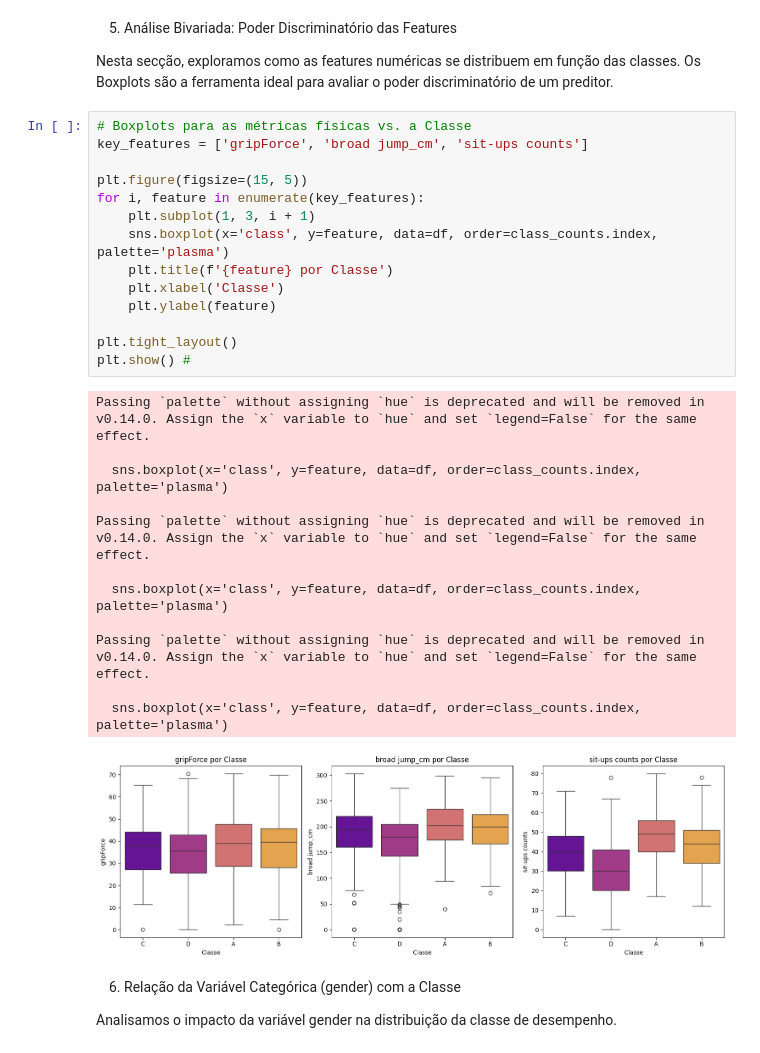
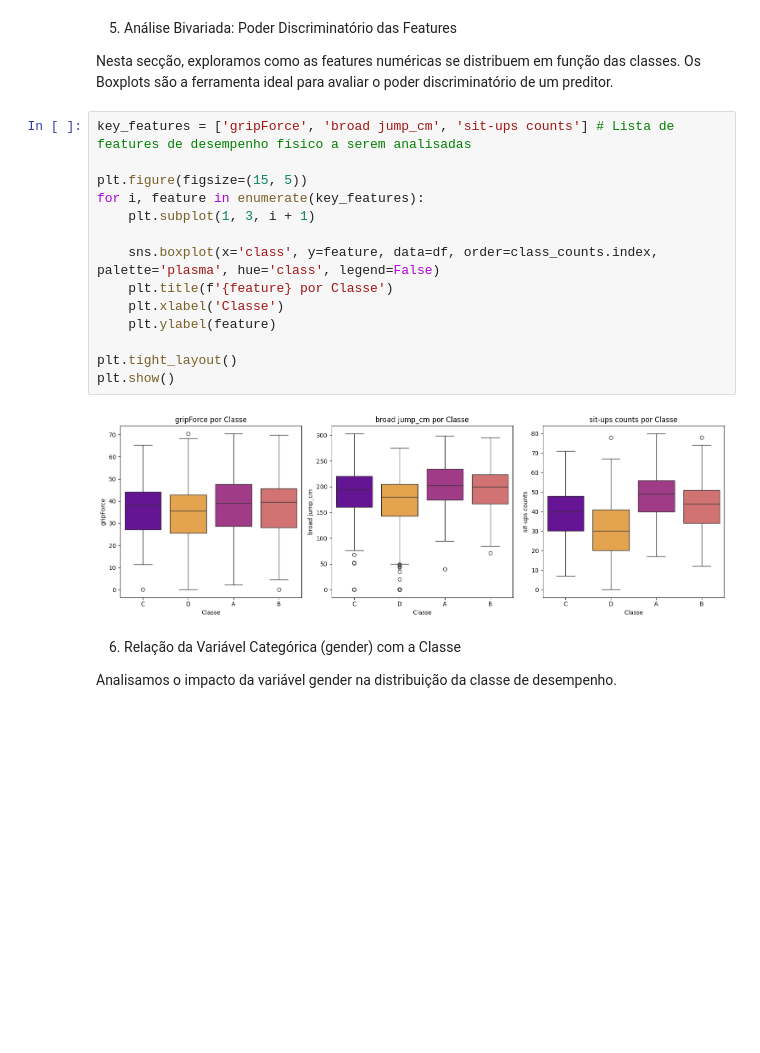
Before and after one commit to hugocruz13/Applied_ML_Models, a Jupyter notebook: EDA_Classificacao.ipynb, the cells around one changed output. Drawn from its saved outputs; the diff is of its cells as text; blank space fills up the shorter version.

```diff
--- a/EDA_Classificacao.ipynb
+++ b/EDA_Classificacao.ipynb
@@ -116,32 +112,21 @@ O gráfico de contagem revela o balanço do nosso problema de classificação.
 
 Nesta secção, exploramos como as features numéricas se distribuem em função das classes. Os Boxplots são a ferramenta ideal para avaliar o poder discriminatório de um preditor.
 # %%
-# Boxplots para as métricas físicas vs. a Classe
-key_features = ['gripForce', 'broad jump_cm', 'sit-ups counts']
+key_features = ['gripForce', 'broad jump_cm', 'sit-ups counts'] # Lista de features de desempenho físico a serem analisadas
 
 plt.figure(figsize=(15, 5))
 for i, feature in enumerate(key_features):
     plt.subplot(1, 3, i + 1)
-    sns.boxplot(x='class', y=feature, data=df, order=class_counts.index, palette='plasma')
+
+    sns.boxplot(x='class', y=feature, data=df, order=class_counts.index, palette='plasma', hue='class', legend=False)
     plt.title(f'{feature} por Classe')
     plt.xlabel('Classe')
     plt.ylabel(feature)
 
 plt.tight_layout()
-plt.show() #
+plt.show()
 # %% [output]
-Passing `palette` without assigning `hue` is deprecated and will be removed in v0.14.0. Assign the `x` variable to `hue` and set `legend=False` for the same effect.
-
-  sns.boxplot(x='class', y=feature, data=df, order=class_counts.index, palette='plasma')
-
-Passing `palette` without assigning `hue` is deprecated and will be removed in v0.14.0. Assign the `x` variable to `hue` and set `legend=False` for the same effect.
-
-  sns.boxplot(x='class', y=feature, data=df, order=class_counts.index, palette='plasma')
-
-Passing `palette` without assigning `hue` is deprecated and will be removed in v0.14.0. Assign the `x` variable to `hue` and set `legend=False` for the same effect.
-
-  sns.boxplot(x='class', y=feature, data=df, order=class_counts.index, palette='plasma')
-[figure, old version]
+[figure, new version]
 # %% [markdown]
 6. Relação da Variável Categórica (gender) com a Classe
 
```
Also changed, not shown: parts of 6 cells of this notebook, 1 other file.
